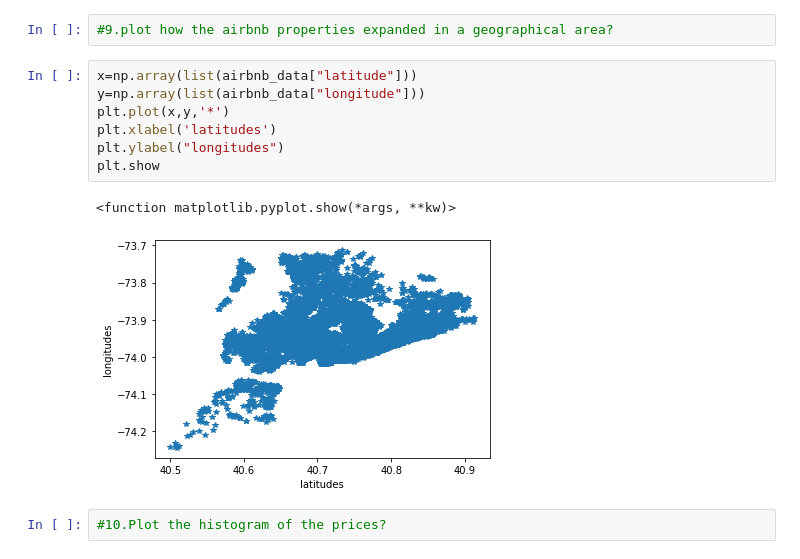
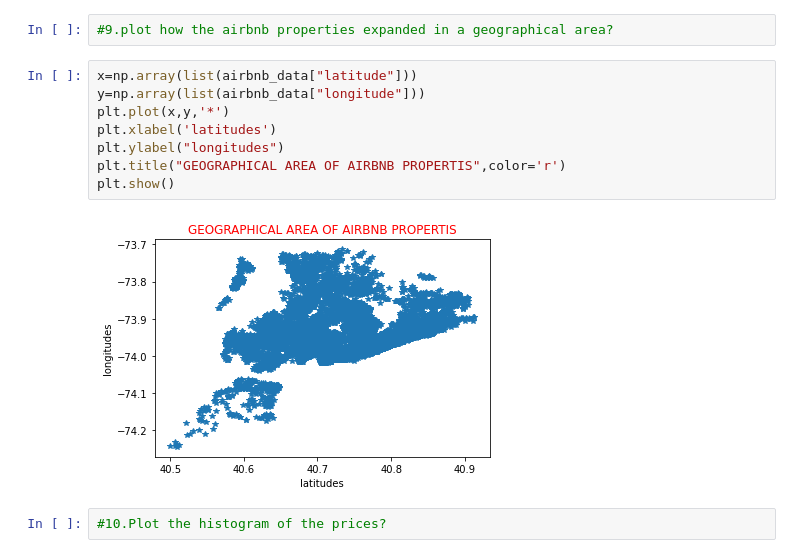
Before and after one commit to m123m12/Airbnb-Booking-Analysis, a Jupyter notebook: Copy_of_Airbnb_Bookings_Analysis_Capstone_Project.ipynb, the cells around one changed output. Saved outputs shown, nothing was run; the diff lists cells and outputs as text.

```diff
--- a/Copy_of_Airbnb_Bookings_Analysis_Capstone_Project.ipynb
+++ b/Copy_of_Airbnb_Bookings_Analysis_Capstone_Project.ipynb
@@ -147,13 +148,13 @@ airbnb_data.tail()
 # %%
 x=np.array(list(airbnb_data["latitude"]))
 y=np.array(list(airbnb_data["longitude"]))
 plt.plot(x,y,'*')
 plt.xlabel('latitudes')
 plt.ylabel("longitudes")
-plt.show
+plt.title("GEOGRAPHICAL AREA OF AIRBNB PROPERTIS",color='r')
+plt.show()
 # %% [output]
-<function matplotlib.pyplot.show(*args, **kw)>
-[figure, old version]
+[figure, new version]
 # %%
 #10.Plot the histogram of the prices?
 # %%
```
Also changed, not shown: parts of 7 cells of this notebook.
